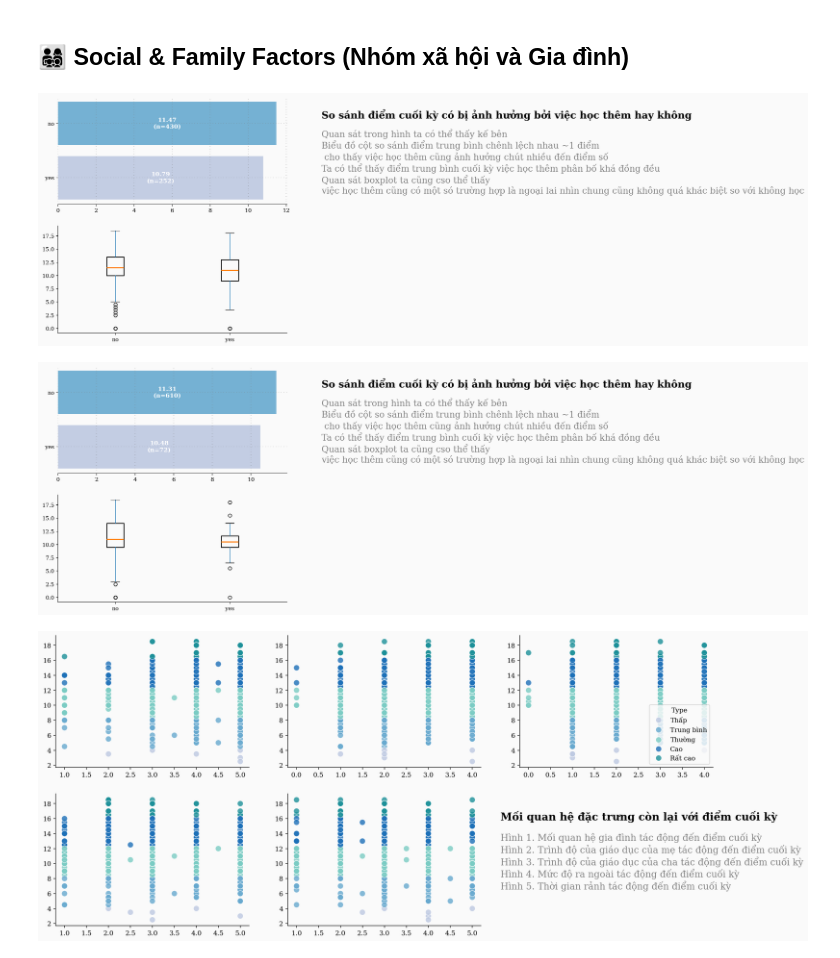
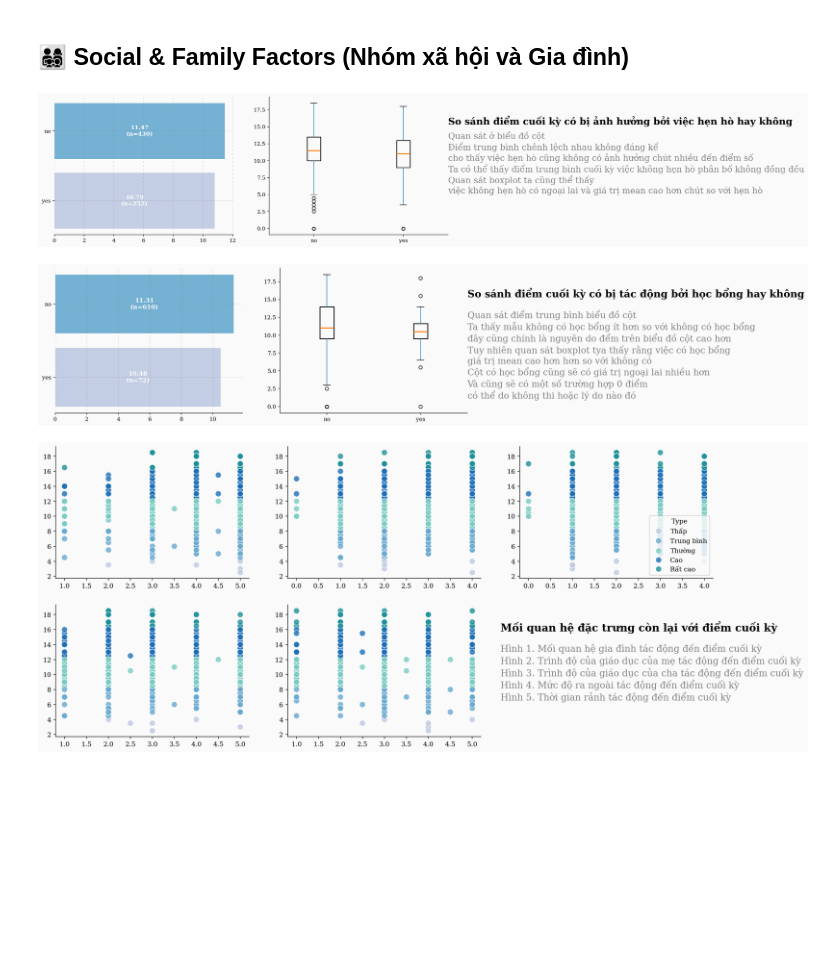
Before and after one commit to TienNguyen0712/student-alcohol-consumption-data-mining, a Jupyter notebook: notebooks/03_eda.ipynb, the cells around one changed output. Drawn from its saved outputs; the diff is of its cells as text; code cells hidden in the pictures; blank space fills up the shorter version.

```diff
--- a/notebooks/03_eda.ipynb
+++ b/notebooks/03_eda.ipynb
@@ -222,12 +226,14 @@ paid_stats = (student_merge
 
 colors = palette
 
-fig = plt.figure(figsize=(12, 8))
-gs = fig.add_gridspec(2, 2, height_ratios=[1, 1], width_ratios=[2, 1], hspace=0.2, wspace=0.2)
+fig = plt.figure(figsize=(20,17))
+
+gs = fig.add_gridspec(3, 3)
+gs.update(wspace=0.2, hspace=0.25)
 
 ax_bar = fig.add_subplot(gs[0, 0])
-ax_text = fig.add_subplot(gs[0, 1])
-ax_box = fig.add_subplot(gs[1, 0])
+ax_box = fig.add_subplot(gs[0, 1])
+ax_text = fig.add_subplot(gs[0, 2])
 
 
 ax_bar.barh(paid_stats.index, paid_stats['mean'], color=colors, alpha=0.9)
@@ -263,11 +269,11 @@ ax_box.set_title("")
 plt.suptitle("")
 ax_text.axis('off')  # Ẩn trục
 
-ax_text.text(0, 0.8,
+ax_text.text(-0.2, 0.8,
              "So sánh điểm cuối kỳ có bị ảnh hưởng bởi việc học thêm hay không",
              fontsize=18, fontweight='bold', fontfamily='serif')
 
-ax_text.text(0, 0.1,
+ax_text.text(-0.2, 0.3,
              "Quan sát trong hình ta có thể thấy kế bên\nBiểu đồ cột so sánh điểm trung bình chênh lệch nhau ~1 điểm\ncho thấy việc học thêm cũng ảnh hưởng chút nhiều đến điểm số\n"
              "Ta có thể thấy điểm trung bình cuối kỳ việc học thêm phân bố khá đồng đều\n"
              "Quan sát boxplot ta cũng cso thể thấy \nviệc học thêm cũng có một só trường hợp là ngoại lai nhìn chung cũng không quá khác biệt so với không học",
@@ -285,7 +291,7 @@ student_merge["Type"] = pd.cut(
 
 colors = palette
 
-fig = plt.figure(figsize=(18, 8))
+fig = plt.figure(figsize=(16, 6))
 gs = fig.add_gridspec(2, 3, hspace=0.2, wspace=0.2)
 
 ax0 = fig.add_subplot(gs[0, 0])
@@ -381,7 +387,7 @@ ax5.text(-0.1, 0.8,
              "Mối quan hệ đặc trưng còn lại với điểm cuối kỳ",
              fontsize=16, fontweight='bold')
 
-ax5.text(-0.1, 0.2,
+ax5.text(-0.1, 0,
              "Hình 1. Số lần vắng học tác động đến điểm cuối kỳ\n"
              "Hình 2. Số lần rớt môn tác động đến điểm cuối kỳ\n"
              "Hình 3. Thời gian học tác động đến điểm cuối kỳ\n"
@@ -558,13 +564,14 @@ romantic_stats = (student_merge
 
 colors = palette
 
-fig = plt.figure(figsize=(12, 8))
-gs = fig.add_gridspec(2, 2, height_ratios=[1, 1], width_ratios=[2, 1], hspace=0.2, wspace=0.2)
+fig = plt.figure(figsize=(20,17))
+
+gs = fig.add_gridspec(3, 3)
+gs.update(wspace=0.2, hspace=0.25)
 
 ax_bar = fig.add_subplot(gs[0, 0])
-ax_text = fig.add_subplot(gs[0, 1])
-ax_box = fig.add_subplot(gs[1, 0])
-
+ax_box = fig.add_subplot(gs[0, 1])
+ax_text = fig.add_subplot(gs[0, 2])
 
 ax_bar.barh(romantic_stats.index, romantic_stats['mean'], color=colors, alpha=0.9)
 
@@ -579,39 +586,39 @@ ax_bar.set_xlabel("")
 ax_bar.set_ylabel("")
 
 for s in ['top', 'right', 'left']:
     ax_bar.spines[s].set_visible(False)
 
 ax_bar.grid(which='major', axis='x', zorder=0, color='gray', linestyle=':', dashes=(1,5))
 ax_bar.grid(color='gray', linestyle=':', axis='y', zorder=0,  dashes=(1,5))
 
 student_merge.boxplot(column='G3', by='romantic', ax=ax_box,
                       grid=False,
                       boxprops=dict(linewidth=1.5),
                       medianprops=dict(linewidth=2))
 
 for s in ['top', 'right']:
     ax_box.spines[s].set_visible(False)
 
 ax_box.set_xlabel("")
 ax_box.set_ylabel("")
 ax_box.set_title("")
 
 plt.suptitle("")
 ax_text.axis('off')  # Ẩn trục
 
-ax_text.text(0, 0.8,
+ax_text.text(-0.2, 0.8,
              "So sánh điểm cuối kỳ có bị ảnh hưởng bởi việc hẹn hò hay không",
              fontsize=18, fontweight='bold', fontfamily='serif')
 
-ax_text.text(0, 0.1,
-             "Quan sát trong hình ta có thể thấy kế bên\nBiểu đồ cột so sánh điểm trung bình chênh lệch nhau ~1 điểm\n cho thấy việc học thêm cũng ảnh hưởng chút nhiều đến điểm số\n"
-             "Ta có thể thấy điểm trung bình cuối kỳ việc học thêm phân bố khá đồng đều\n"
-             "Quan sát boxplot ta cũng cso thể thấy \nviệc học thêm cũng có một só trường hợp là ngoại lai nhìn chung cũng không quá khác biệt so với không học",
+ax_text.text(-0.2, 0.3,
+             "Quan sát ở biểu đồ cột\nĐiểm trung bình chênh lệch nhau không đáng kể\ncho thấy việc hẹn hò cũng không có ảnh hưởng chút nhiều đến điểm số\n"
+             "Ta có thể thấy điểm trung bình cuối kỳ việc không hẹn hò phân bố không đồng đều\n"
+             "Quan sát boxplot ta cũng thể thấy \nviệc không hẹn hò có ngoại lai và giá trị mean cao hơn chút so với hẹn hò",
              fontsize=16,  color="gray")
 
 plt.show()
 # %% [output]
-[figure, old version]
+[figure, new version]
 # %%
 schoolsup_stats = (student_merge
                 .groupby('schoolsup')['G3']
@@ -620,13 +627,14 @@ schoolsup_stats = (student_merge
 
 colors = palette
 
-fig = plt.figure(figsize=(12, 8))
-gs = fig.add_gridspec(2, 2, height_ratios=[1, 1], width_ratios=[2, 1], hspace=0.2, wspace=0.2)
+fig = plt.figure(figsize=(20,17))
+
+gs = fig.add_gridspec(3, 3)
+gs.update(wspace=0.2, hspace=0.25)
 
 ax_bar = fig.add_subplot(gs[0, 0])
-ax_text = fig.add_subplot(gs[0, 1])
-ax_box = fig.add_subplot(gs[1, 0])
-
+ax_box = fig.add_subplot(gs[0, 1])
+ax_text = fig.add_subplot(gs[0, 2])
 
 ax_bar.barh(schoolsup_stats.index, schoolsup_stats['mean'], color=colors, alpha=0.9)
 
@@ -661,19 +669,19 @@ ax_box.set_title("")
 plt.suptitle("")
 ax_text.axis('off')  # Ẩn trục
 
-ax_text.text(0, 0.8,
-             "So sánh điểm cuối kỳ có bị ảnh hưởng bởi việc học thêm hay không",
+ax_text.text(-0.2, 0.8,
+             "So sánh điểm cuối kỳ có bị tác động bởi học bổng hay không",
              fontsize=18, fontweight='bold', fontfamily='serif')
 
-ax_text.text(0, 0.1,
-             "Quan sát trong hình ta có thể thấy kế bên\nBiểu đồ cột so sánh điểm trung bình chênh lệch nhau ~1 điểm\n cho thấy việc học thêm cũng ảnh hưởng chút nhiều đến điểm số\n"
-             "Ta có thể thấy điểm trung bình cuối kỳ việc học thêm phân bố khá đồng đều\n"
-             "Quan sát boxplot ta cũng cso thể thấy \nviệc học thêm cũng có một só trường hợp là ngoại lai nhìn chung cũng không quá khác biệt so với không học",
+ax_text.text(-0.2, 0.1,
+             "Quan sát điểm trung bình biểu đồ cột\nTa thấy mẫu không có học bổng ít hơn so với không có học bổng\nđây cũng chính là nguyên do đểm trên biểu đồ cột cao hơn\n"
+             "Tuy nhiên quan sát boxplot tya thấy rằng việc có học bổng\ngiá trị mean cao hơn hơn so với không có\n"
+             "Cột có học bổng cũng sẽ có giá trị ngoại lai nhiều hơn\nVà cũng sẽ có một số trường hợp 0 điểm\ncó thể do không thi hoặc lý do nào đó",
              fontsize=16,  color="gray")
 
 plt.show()
 # %% [output]
-[figure, old version]
+[figure, new version]
 # %%
 student_merge["Type"] = pd.cut(
     student_merge["G3"],
```
Also changed, not shown: parts of 8 cells of this notebook.
